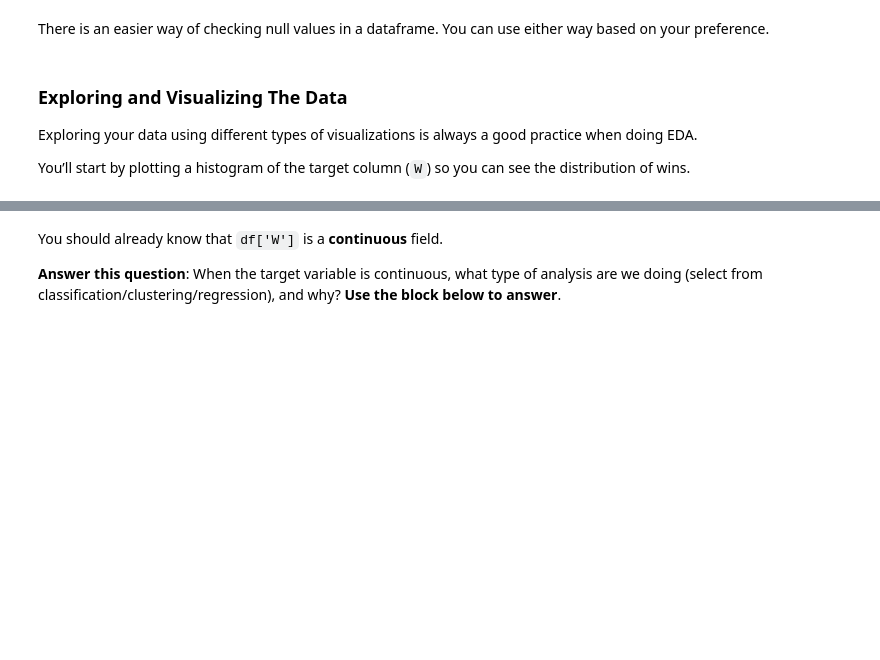
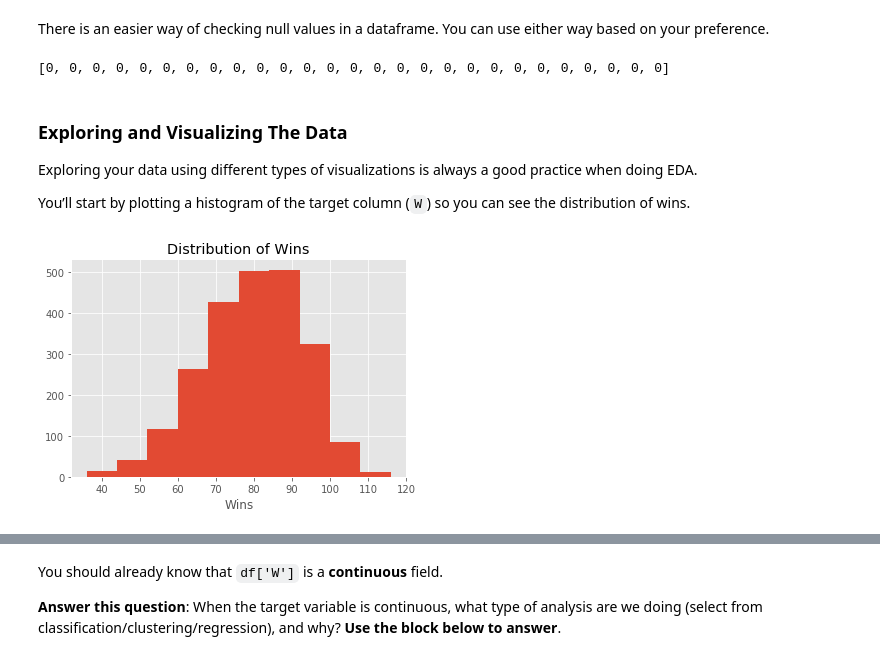
Before and after one commit to fairfield-university-ba545/week-1-marcusnordgard, a Jupyter notebook: Mini_project_1_baseball_analytics_pt1.ipynb, the cells around one changed output, grey strips where cells are left out. Cells and saved outputs as stored; diff of their text form; code cells hidden in the pictures; blank space fills up the shorter version.

```diff
--- a/Mini_project_1_baseball_analytics_pt1.ipynb
+++ b/Mini_project_1_baseball_analytics_pt1.ipynb
@@ -121,13 +150,10 @@ We are going to drop two columns (`CS` and `HBP`) with too many missing values.
 
 __NOTE__: even though we said that dropping columns with missing values is the __last resort__, the reason we are dropping the columns here is that because of the number of missing values, it will be very difficult for us to impute them in these two columns.
 # %%
-#Dropping the columns with large number of null values
+# Dropping the columns with large number of null values
 
+df_Teams.drop(columns = ['CS','HBP'], inplace = True)
 
-#### drop `CS` & `HBP` from `df`
-#### and save the remaining as `df`
+# Printing the first 5 rows of the df_Teams dataframe
 
-
-#### check the first 5 rows of the new `df` to see
-#### if the two columns are successfully dropped
-#### you should expect to see 27 columns now
+print(df_Teams.head())
@@ -152,0 +184,9 @@ __Double click and type your answer here__.
+# %%
+# Filling the missing values with the median of their respective column values
+
+df_Teams['SO'].fillna(df_Teams['SO'].median(), inplace=True)
+df_Teams['DP'].fillna(df_Teams['DP'].median(), inplace=True)
+
+# Checking to see if there are any null values that are not filled by using the len operator and subtracting that from the count
+
+len(df_Teams.index)-df_Teams.count()
@@ -160,3 +213,9 @@ print(df.isnull().sum(axis=0).tolist())
+# %%
+# Another way to check if there are any nulls in the columns of the dataframe
+
+print(df_Teams.isnull().sum(axis=0).tolist())
+# %% [output]
+[0, 0, 0, 0, 0, 0, 0, 0, 0, 0, 0, 0, 0, 0, 0, 0, 0, 0, 0, 0, 0, 0, 0, 0, 0, 0, 0]
 # %% [markdown]
 ### Exploring and Visualizing The Data
 
@@ -189 +235,19 @@ plt.style.use('ggplot')
+# %%
+# Creating a histogram `hist()` over the column `df['W']`
+
+plt.hist(df_Teams['W'])
+
+# Adding an x-axis titled 'Wins'
+
+plt.xlabel('Wins')
+
+# Adding a title to the histogram called 'Distribution of Wins'
+
+plt.title('Distribution of Wins')
+
+# Showing the histogram
+
+plt.show()
+# %% [output]
+[figure, added]
 # %%
```
Also changed, not shown: parts of 15 cells of this notebook.
